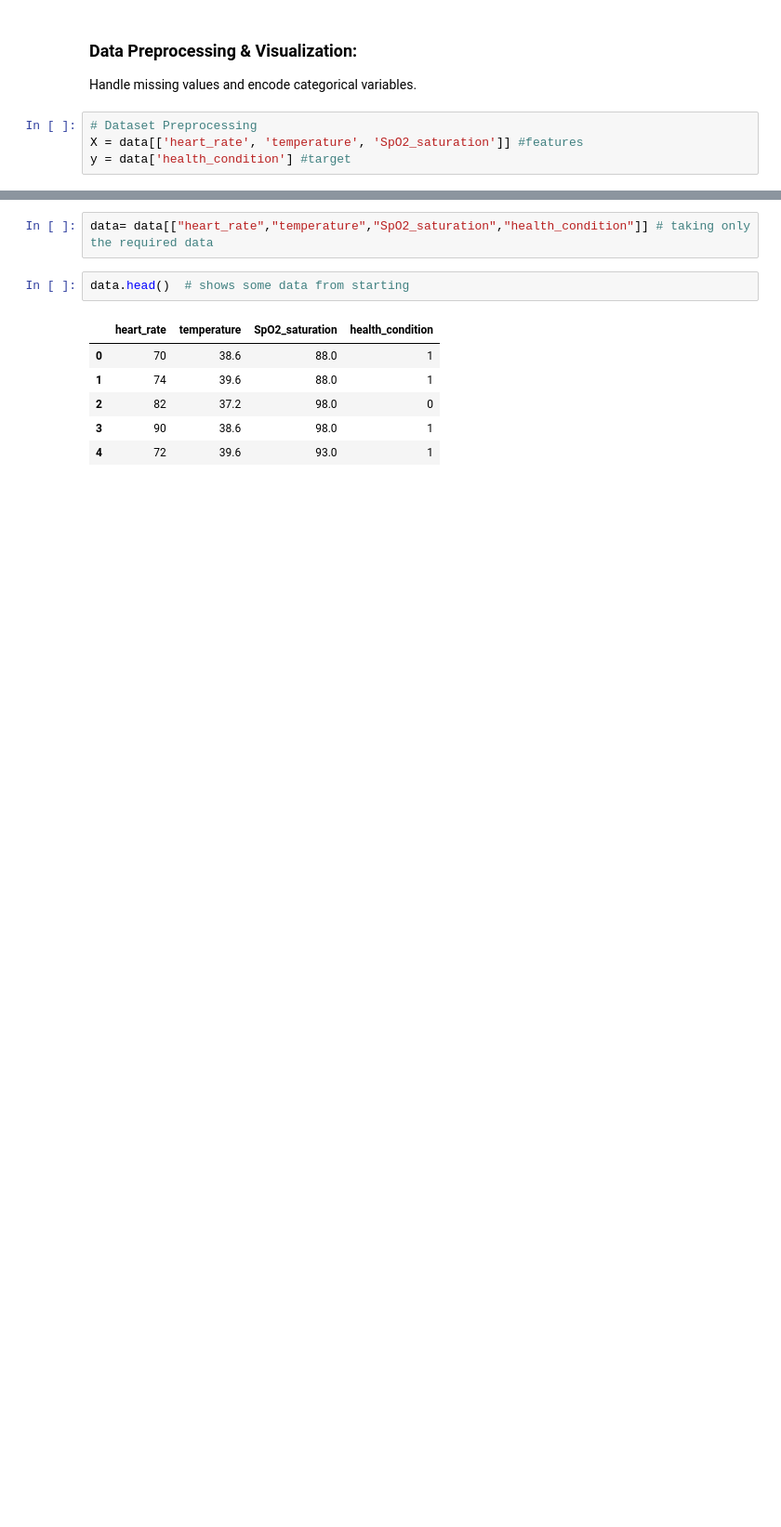
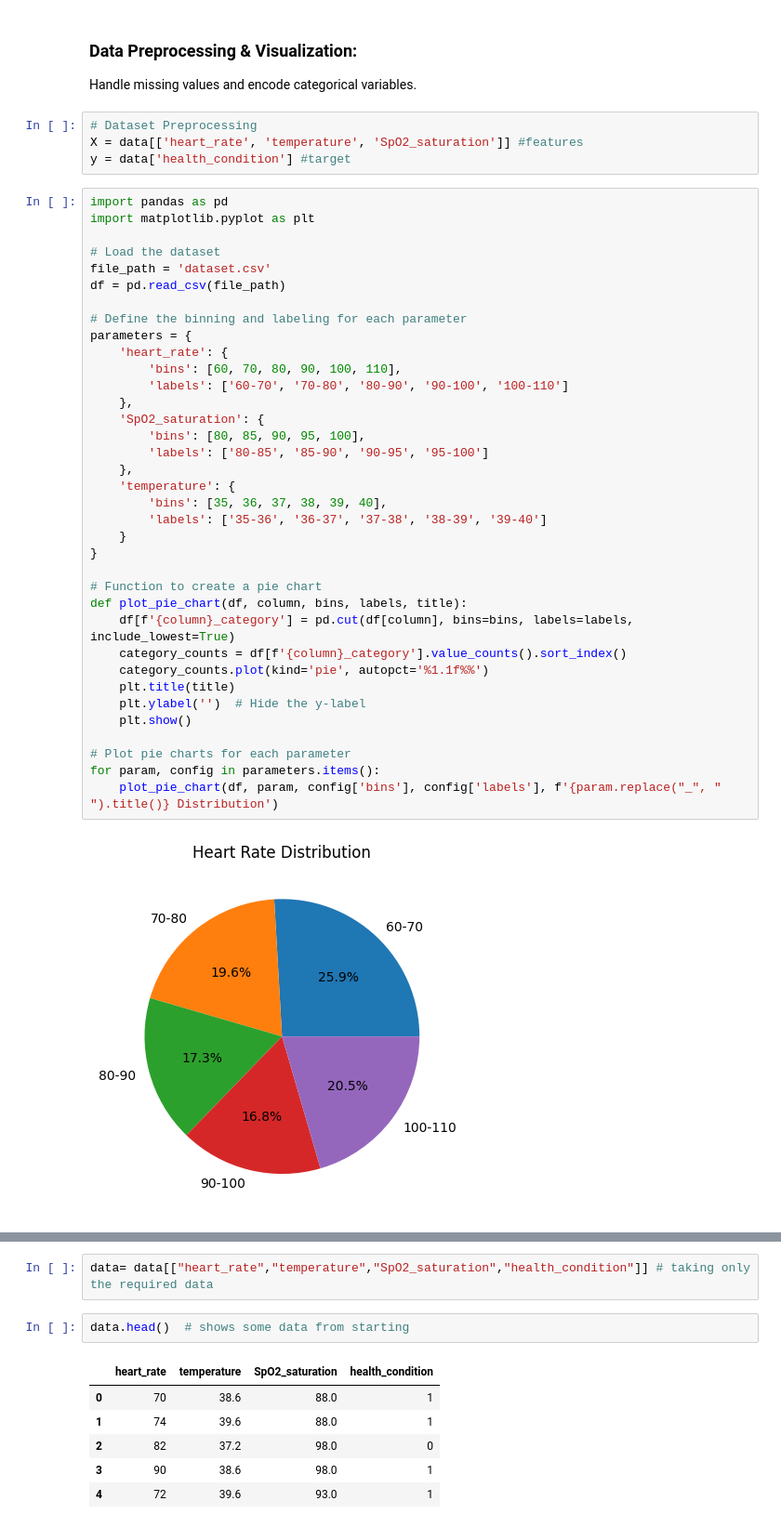
Before and after one commit to FOSSEE/FLOSS-Arduino-Book, a Jupyter notebook: Jupyter-notebook/Machine learning/Health prediction model/Health prediction model.ipynb, the cells around one changed output, grey strips where cells are left out. Shown: that part at 93% size. Saved outputs shown, nothing was run; the diff lists cells and outputs as text; blank space fills up the shorter version.

```diff
--- a/Jupyter-notebook/Machine learning/Health prediction model/Health prediction model.ipynb
+++ b/Jupyter-notebook/Machine learning/Health prediction model/Health prediction model.ipynb
@@ -139,3 +138,41 @@ Handle missing values and encode categorical variables.
 # Dataset Preprocessing
 X = data[['heart_rate', 'temperature', 'SpO2_saturation']] #features
 y = data['health_condition'] #target
+# %%
+import pandas as pd
+import matplotlib.pyplot as plt
+
+# Load the dataset
+file_path = 'dataset.csv'
+df = pd.read_csv(file_path)
+
+# Define the binning and labeling for each parameter
+parameters = {
+    'heart_rate': {
+        'bins': [60, 70, 80, 90, 100, 110],
+        'labels': ['60-70', '70-80', '80-90', '90-100', '100-110']
+    },
+    'SpO2_saturation': {
+        'bins': [80, 85, 90, 95, 100],
+        'labels': ['80-85', '85-90', '90-95', '95-100']
+    },
+    'temperature': {
+        'bins': [35, 36, 37, 38, 39, 40],
+        'labels': ['35-36', '36-37', '37-38', '38-39', '39-40']
+    }
+}
+
+# Function to create a pie chart
+def plot_pie_chart(df, column, bins, labels, title):
+    df[f'{column}_category'] = pd.cut(df[column], bins=bins, labels=labels, include_lowest=True)
+    category_counts = df[f'{column}_category'].value_counts().sort_index()
+    category_counts.plot(kind='pie', autopct='%1.1f%%')
+    plt.title(title)
+    plt.ylabel('')  # Hide the y-label
+    plt.show()
+
+# Plot pie charts for each parameter
+for param, config in parameters.items():
+    plot_pie_chart(df, param, config['bins'], config['labels'], f'{param.replace("_", " ").title()} Distribution')
+# %% [output]
+[figure, added]
```
Also changed, not shown: parts of 18 cells of this notebook.
